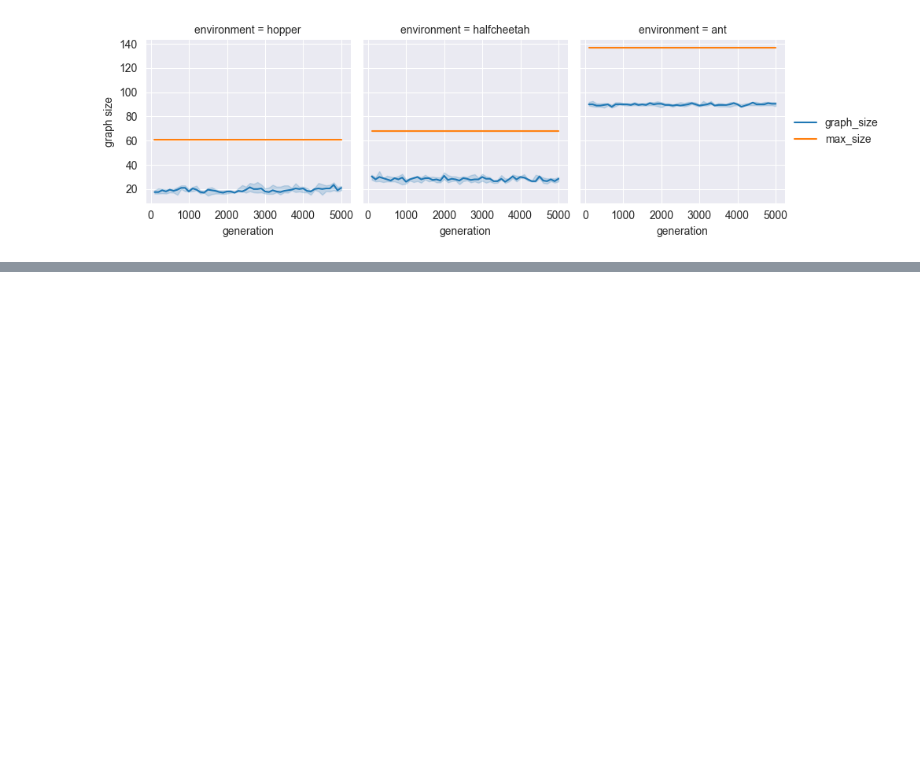
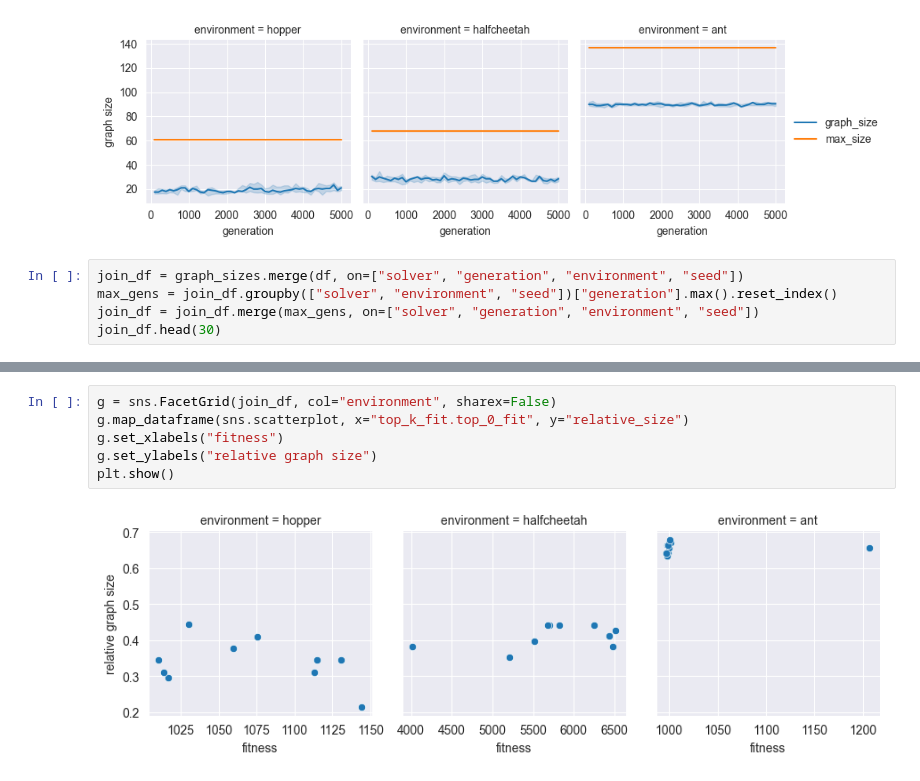
Before and after one commit to giorgia-nadizar/cgpax, a Jupyter notebook: analysis/analysis.ipynb, the cells around one changed output, grey strips where cells are left out. Drawn from its saved outputs; the diff is of its cells as text; blank space fills up the shorter version.

```diff
--- a/analysis/analysis.ipynb
+++ b/analysis/analysis.ipynb
@@ -55,3 +58,8 @@ g.add_legend()
 plt.show()
 # %% [output]
 [figure]
+# %%
+join_df = graph_sizes.merge(df, on=["solver", "generation", "environment", "seed"])
+max_gens = join_df.groupby(["solver", "environment", "seed"])["generation"].max().reset_index()
+join_df = join_df.merge(max_gens, on=["solver", "generation", "environment", "seed"])
+join_df.head(30)
@@ -57,0 +85,8 @@ plt.show()
+# %%
+g = sns.FacetGrid(join_df, col="environment", sharex=False)
+g.map_dataframe(sns.scatterplot, x="top_k_fit.top_0_fit", y="relative_size")
+g.set_xlabels("fitness")
+g.set_ylabels("relative graph size")
+plt.show()
+# %% [output]
+[figure, added]
```
Also changed, not shown: parts of 8 cells of this notebook, 1 other file.
